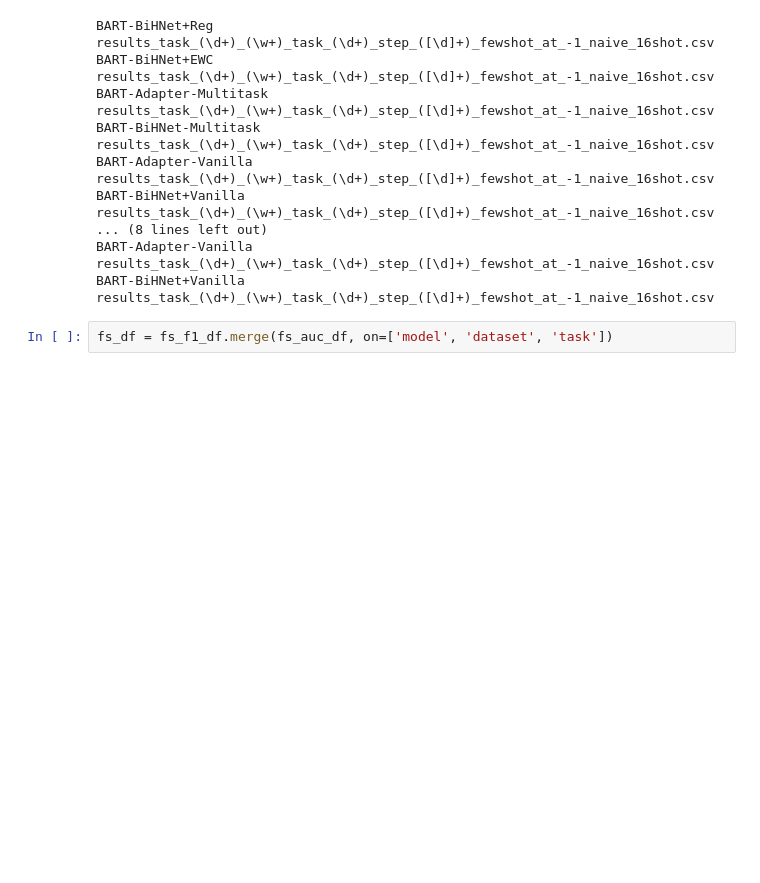
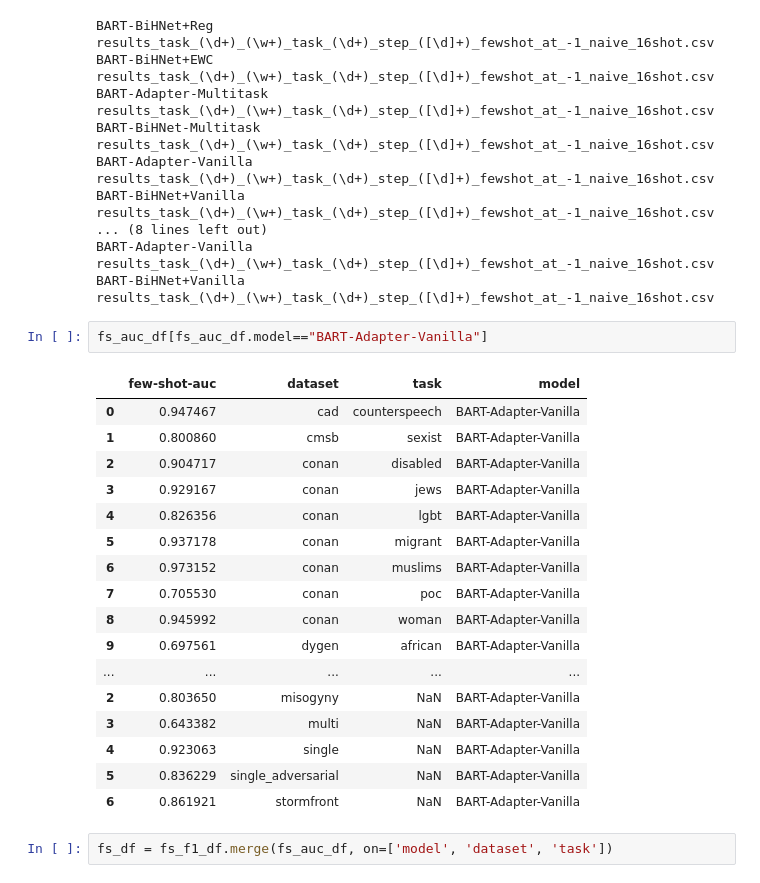
Before and after one commit to USC-CSSL/Adaptable-Problematic-Content-Detection, a Jupyter notebook: notebooks/generating_results.ipynb, the cells around one changed output. Saved outputs shown, nothing was run; the diff lists cells and outputs as text; blank space fills up the shorter version.

```diff
--- a/notebooks/generating_results.ipynb
+++ b/notebooks/generating_results.ipynb
@@ -82,6 +140,26 @@ BART-Adapter-Vanilla
 results_task_(\d+)_(\w+)_task_(\d+)_step_([\d]+)_fewshot_at_-1_naive_16shot.csv
 BART-BiHNet+Vanilla
 results_task_(\d+)_(\w+)_task_(\d+)_step_([\d]+)_fewshot_at_-1_naive_16shot.csv
+# %%
+fs_auc_df[fs_auc_df.model=="BART-Adapter-Vanilla"]
+# %% [output]
+|  | few-shot-auc | dataset | task | model |
+| 0 | 0.947467 | cad | counterspeech | BART-Adapter-Vanilla |
+| 1 | 0.800860 | cmsb | sexist | BART-Adapter-Vanilla |
+| 2 | 0.904717 | conan | disabled | BART-Adapter-Vanilla |
+| 3 | 0.929167 | conan | jews | BART-Adapter-Vanilla |
+| 4 | 0.826356 | conan | lgbt | BART-Adapter-Vanilla |
+| 5 | 0.937178 | conan | migrant | BART-Adapter-Vanilla |
+| 6 | 0.973152 | conan | muslims | BART-Adapter-Vanilla |
+| 7 | 0.705530 | conan | poc | BART-Adapter-Vanilla |
+| 8 | 0.945992 | conan | woman | BART-Adapter-Vanilla |
+| 9 | 0.697561 | dygen | african | BART-Adapter-Vanilla |
+| ... | ... | ... | ... | ... |
+| 2 | 0.803650 | misogyny | NaN | BART-Adapter-Vanilla |
+| 3 | 0.643382 | multi | NaN | BART-Adapter-Vanilla |
+| 4 | 0.923063 | single | NaN | BART-Adapter-Vanilla |
+| 5 | 0.836229 | single_adversarial | NaN | BART-Adapter-Vanilla |
+| 6 | 0.861921 | stormfront | NaN | BART-Adapter-Vanilla |
 # %%
 fs_df = fs_f1_df.merge(fs_auc_df, on=['model', 'dataset', 'task'])
 # %%
```
Also changed, not shown: parts of 16 cells of this notebook, 3 other files.
